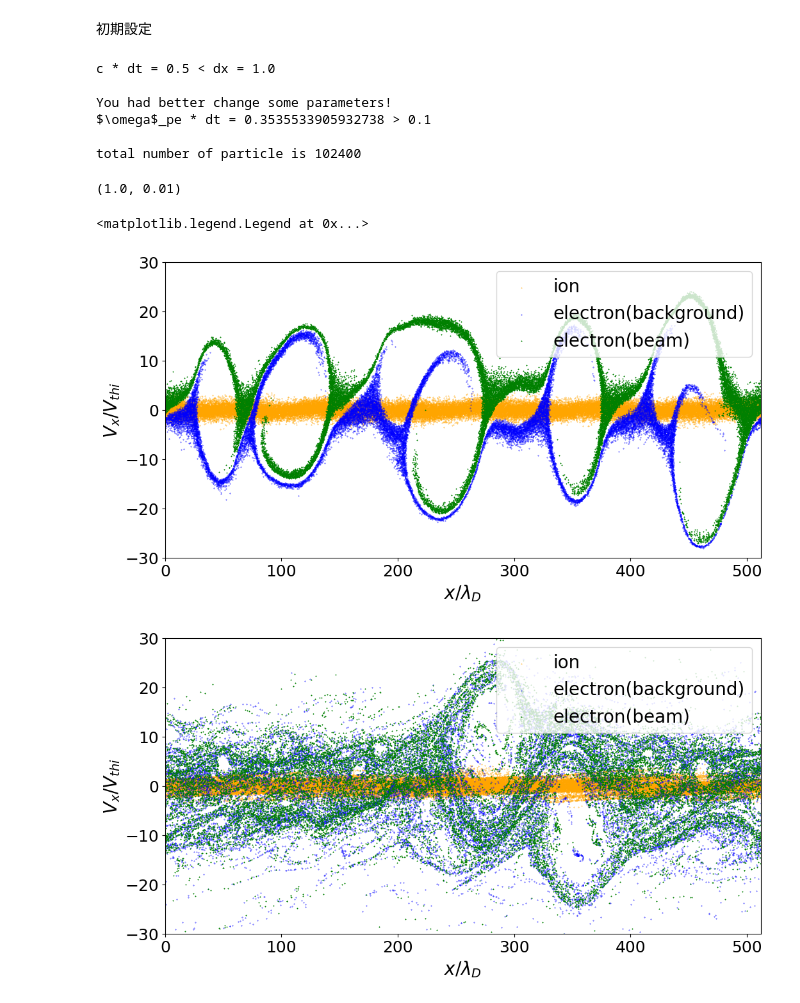
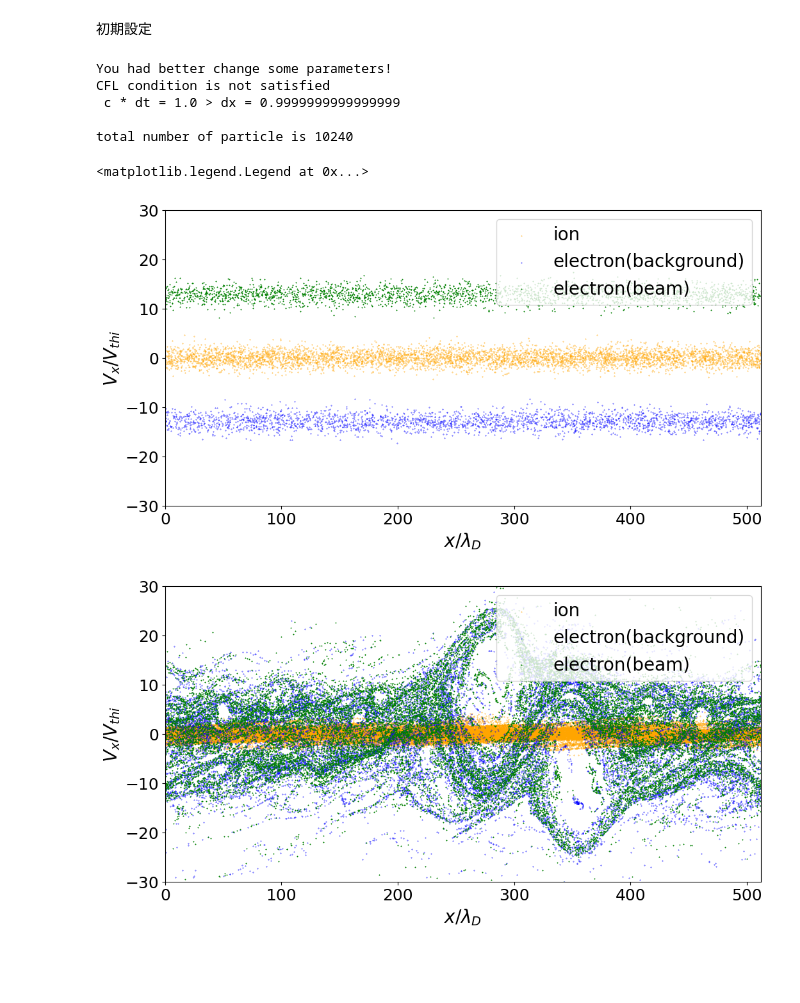
Before and after one commit to keita-akutagawa/pic_cpp_oop, a Jupyter notebook: examples_1D/two_stream_electron/PIC1D_two_stream_electron.ipynb, the cells around one changed output. Saved outputs shown, nothing was run; the diff lists cells and outputs as text; code cells hidden in the pictures; blank space fills up the shorter version.

```diff
--- a/examples_1D/two_stream_electron/PIC1D_two_stream_electron.ipynb
+++ b/examples_1D/two_stream_electron/PIC1D_two_stream_electron.ipynb
@@ -8,7 +8,7 @@ import cv2
 # %% [markdown]
 初期設定
 # %%
-c = 0.5
+c = 1.0
 epsilon0 = 1.0
 mu_0 = 1.0 / (epsilon0 * c**2)
 m_unit = 1.0
@@ -17,9 +17,9 @@ t_r = 1/100
 m_electron = 1 * m_unit
 m_ion = m_electron / r_m
 r_q = 1.0
-T_e = 1/2 * m_electron * (1*c)**2
+T_e = 1/2 * m_electron * (0.011*c)**2
 T_i = T_e / t_r
-n_e = 100 #ここは手動で調整すること
+n_e = 10 #ここは手動で調整すること
 B0 = np.sqrt(n_e) / 10.0
 q_unit = np.sqrt(epsilon0 * T_e / n_e)
 q_electron = -1 * q_unit
@@ -89,34 +89,32 @@ m_list = np.zeros(n_plus + n_minus + n_beam)
 m_list[:n_plus] = m_ion
 m_list[n_plus:] = m_electron
 # %% [output]
-c * dt = 0.5 < dx = 1.0
+You had better change some parameters!
+CFL condition is not satisfied
+ c * dt = 1.0 > dx = 0.9999999999999999
 
-You had better change some parameters!
-$\omega$_pe * dt = 0.3535533905932738 > 0.1
-
-total number of particle is 102400
+total number of particle is 10240
-# %%
-B0**2/2/mu_0/n_i/T_i, B0**2/2/mu_0/n_e/T_e
-# %% [output]
-(1.0, 0.01)
 # %%
 fig = plt.figure(figsize=(12, 6))
 ax = fig.add_subplot(111)
 
-results_r = np.loadtxt(f"./two_stream_electron/two_stream_electron_x_{4000}.csv", delimiter=',')
-results_v = np.loadtxt(f"./two_stream_electron/two_stream_electron_v_{4000}.csv", delimiter=',')
-ax.scatter(results_r[:n_plus, 0], results_v[:n_plus, 0]/v_thermal_ion, s=0.1, c='orange', label='ion')
-ax.scatter(results_r[n_plus:n_plus+n_minus, 0], results_v[n_plus:n_plus+n_minus, 0]/v_thermal_electron, s=0.1, c='blue', label='electron(background)')
-ax.scatter(results_r[n_plus+n_minus:, 0], results_v[n_plus+n_minus:, 0]/v_thermal_electron, s=0.1, c='green', marker='*', label='electron(beam)')
+step = 0
+x_ion = np.loadtxt(f"./results/two_stream_electron_x_ion_{step}.txt", delimiter=',')
+v_ion = np.loadtxt(f"./results/two_stream_electron_v_ion_{step}.txt", delimiter=',')
+x_electron = np.loadtxt(f"./results/two_stream_electron_x_electron_{step}.txt", delimiter=',')
+v_electron = np.loadtxt(f"./results/two_stream_electron_v_electron_{step}.txt", delimiter=',')
+ax.scatter(x_ion[:, 0], v_ion[:, 0]/v_thermal_ion, s=0.1, c='orange', label='ion')
+ax.scatter(x_electron[:n_minus, 0], v_electron[:n_minus, 0]/v_thermal_electron, s=0.1, c='blue', label='electron(background)')
+ax.scatter(x_electron[n_minus:, 0], v_electron[n_minus:, 0]/v_thermal_electron, s=0.1, c='green', marker='*', label='electron(beam)')
 ax.set_xlim(0, x_max)
 ax.set_ylim(-30, 30)
 ax.set_xlabel('$x / \lambda_D$', fontsize=20)
 ax.set_ylabel('$V_x / V_{thi}$', fontsize=20)
 ax.tick_params(labelsize=18)
 ax.legend(loc='upper right', fontsize=20)
 # %% [output]
 <matplotlib.legend.Legend at 0x...>
-[figure, old version]
+[figure, new version]
 # %%
 fig = plt.figure(figsize=(12, 6))
 ax = fig.add_subplot(111)
```
Also changed, not shown: 2 other files.
